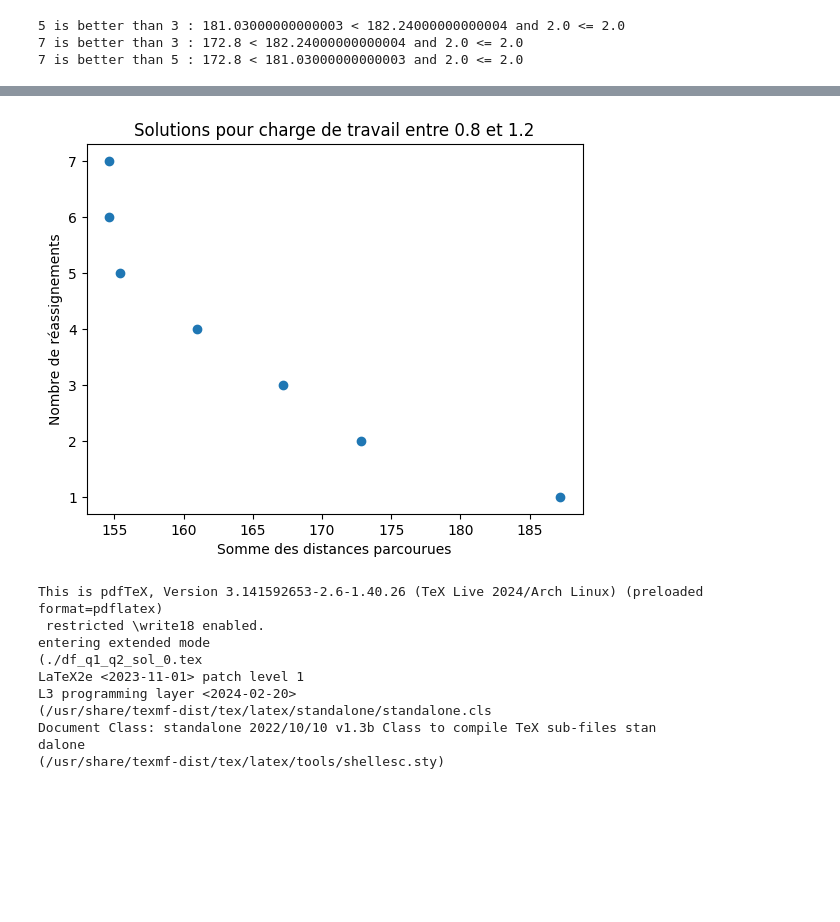
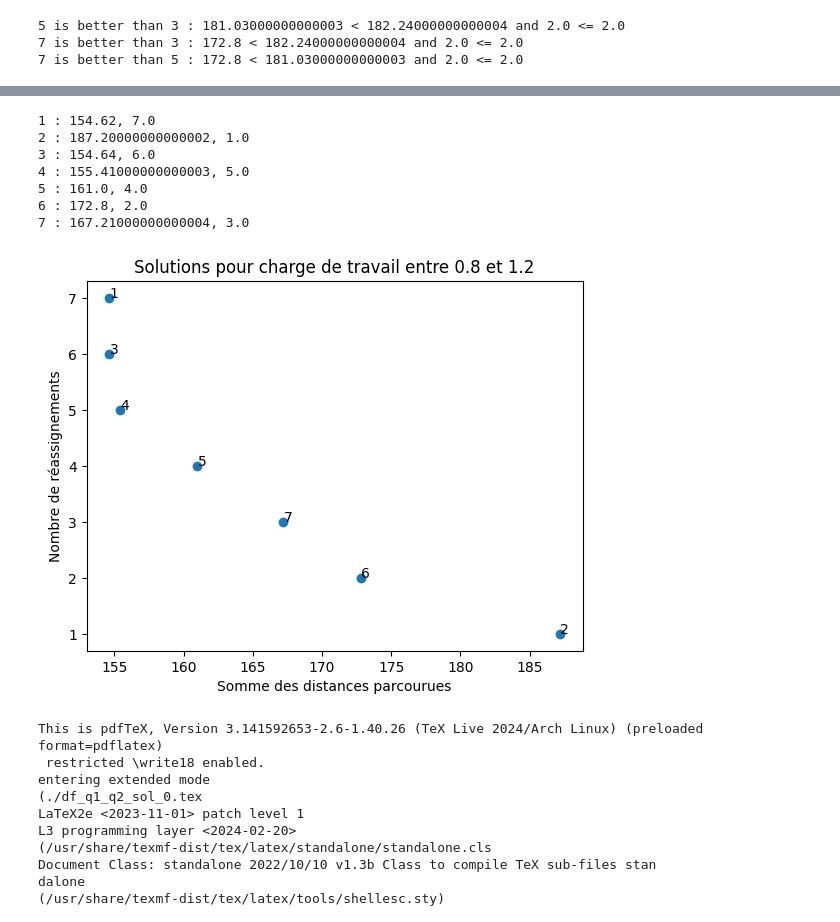
Before and after one commit to Myst4ke/pfizer-turkey, a Jupyter notebook: MIP_notebook.ipynb, the cells around one changed output, grey strips where cells are left out. Cells and saved outputs as stored; diff of their text form; code cells hidden in the pictures; blank space fills up the shorter version.

```diff
--- a/MIP_notebook.ipynb
+++ b/MIP_notebook.ipynb
@@ -75,3 +75,20 @@ def print_workload_by_sr(workload_m, solution):
         for brick in range(len(workload_m)):
             wl += workload_m[brick][sr] * solution[brick][sr]
         print(f"SR {sr + 1} is working {wl}")
+# %%
+def compute_diff_min_max_workload(workload_m, solution):
+    wlb = 0
+    wlh = 0
+    for sr in range(len(workload_m[0])):
+        wl = 0
+        for brick in range(len(workload_m)):
+            wl += workload_m[brick][sr] * solution[brick][sr]
+        if wlb == 0 and wlh == 0:
+            wlb = wl
+            wlh = wl
+        else:
+            if wlb > wl:
+                wlb = wl
+            if wlh < wl:
+                wlh = wl
+    return wlh - wlb
@@ -147,8 +168,9 @@ while feasible:
         print()
         print(f"Number of reassignments : {compute_reassignments(init_state_matrix, solution)}")
         print(f"Total distance : {compute_total_distances(distances_matrix, solution)}")
+        print(f"Diff min max workload : {compute_diff_min_max_workload(index_value_matrix, solution)}")
         print()
-        solutions[loop] = [solution, compute_total_distances(distances_matrix, solution), compute_reassignments(init_state_matrix, solution)]
+        solutions[loop] = [solution, compute_total_distances(distances_matrix, solution), compute_reassignments(init_state_matrix, solution), compute_diff_min_max_workload(index_value_matrix, solution)]
     else:
         if status == 2:
             feasible = False
@@ -191,3 +213,6 @@ for z in set(to_delete):
 5 is better than 3 : 181.03000000000003 < 182.24000000000004 and 2.0 <= 2.0
 7 is better than 3 : 172.8 < 182.24000000000004 and 2.0 <= 2.0
 7 is better than 5 : 172.8 < 181.03000000000003 and 2.0 <= 2.0
+# %%
+for k in solutions:
+    print(f"{k} : {solutions[k][-1]}")
@@ -194,15 +227,27 @@ for z in set(to_delete):
 # %%
 xpoints = np.array([solutions[k][1] for k in solutions])
 ypoints = np.array([solutions[k][2] for k in solutions])
 
-plt.xlabel("Somme des distances parcourues")
-plt.ylabel("Nombre de réassignements")
-plt.title("Solutions pour charge de travail entre 0.8 et 1.2")
-plt.plot(xpoints, ypoints, 'o')
+fig, ax = plt.subplots()
+ax.scatter(xpoints, ypoints)
+for i in range(len(solutions)):
+    print(f"{i+1} : {xpoints[i]}, {ypoints[i]}")
+    ax.annotate(str(i+1), (xpoints[i], ypoints[i]))
+
+ax.set_xlabel("Somme des distances parcourues")
+ax.set_ylabel("Nombre de réassignements")
+ax.set_title("Solutions pour charge de travail entre 0.8 et 1.2")
+
 plt.savefig("q1_q2.png")
-plt.show()
 # %% [output]
+1 : 154.62, 7.0
+2 : 187.20000000000002, 1.0
+3 : 154.64, 6.0
+4 : 155.41000000000003, 5.0
+5 : 161.0, 4.0
+6 : 172.8, 2.0
+7 : 167.21000000000004, 3.0
-[figure, old version]
+[figure, new version]
 # %%
 def assignments_to_lists(solutions):
     res = {}
```
Also changed, not shown: parts of 10 cells of this notebook, 47 other files.
